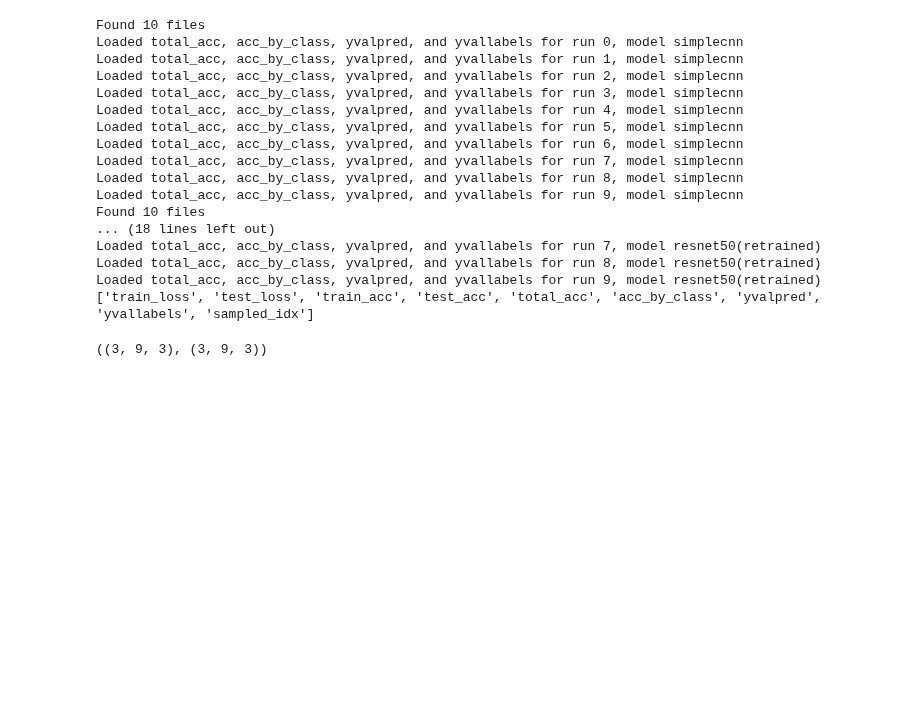
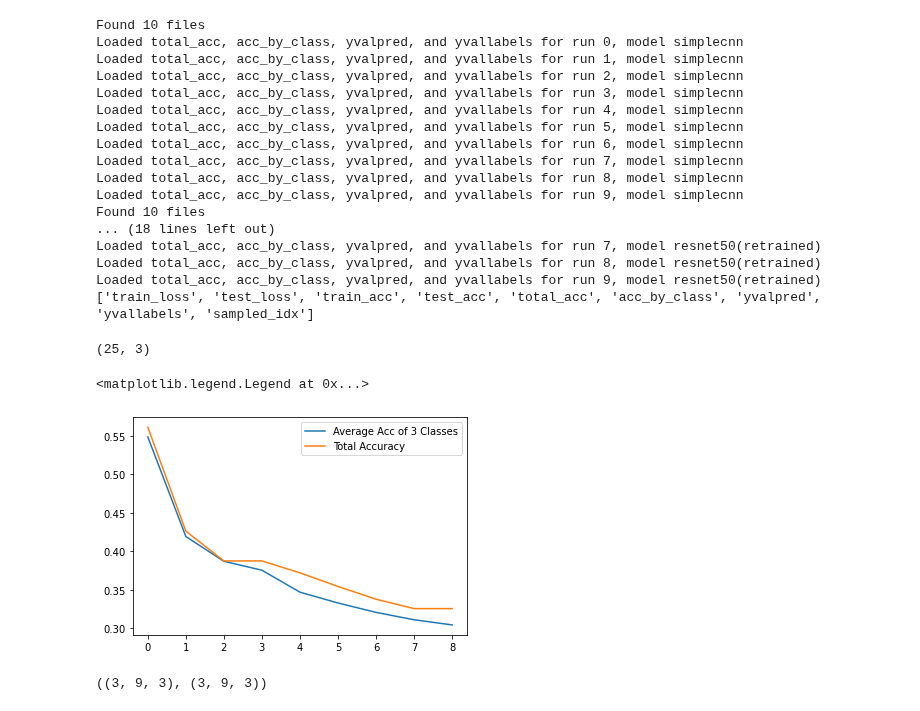
Before and after one commit to glennliu265/predict_amv, a Jupyter notebook: Analysis/viz_Classification_10runresults.ipynb, the cells around one changed output. Cells and saved outputs as stored; diff of their text form; code cells hidden in the pictures; blank space fills up the shorter version.

Commit message:
Updated plotting for classification

```diff
--- a/Analysis/viz_Classification_10runresults.ipynb
+++ b/Analysis/viz_Classification_10runresults.ipynb
@@ -146,6 +146,35 @@ Loaded total_acc, acc_by_class, yvalpred, and yvallabels for run 7, model resnet
 Loaded total_acc, acc_by_class, yvalpred, and yvallabels for run 8, model resnet50(retrained)
 Loaded total_acc, acc_by_class, yvalpred, and yvallabels for run 9, model resnet50(retrained)
 ['train_loss', 'test_loss', 'train_acc', 'test_acc', 'total_acc', 'acc_by_class', 'yvalpred', 'yvallabels', 'sampled_idx']
+# %%
+# Load data from automl results
+autopath = "../automl/"
+fna = 'automl_accuracy_t3600_classification.npy'
+fnr  = 'automl_accuracy_t3600_regression.npy'
+autodat = np.load(autopath+fna)
+autor = np.load(autopath+fnr)
+autodattotal = autodat.mean(1) # Calculte mean of 3 classes for total accuracy
+autodat.shape
+# %% [output]
+(25, 3)
+# %%
+# Load data from persistence baseline
+fnp = "leadtime_testing_ALL_AMVClass3_PersistenceBaseline_1before_nens40_maxlead24_detrend0_noise0_nsample300_ALL.npz"
+
+ldp = np.load(fpath+fnp,allow_pickle=True)#.f#.arr_0
+
+persaccclass = np.array(ldp['arr_0'][None][0]['acc_by_class']) # [Lead x Class]}
+persacctotal = np.array(ldp['arr_0'][None][0]['total_acc'])
+persacc.shape
+
+fig,ax = plt.subplots(1,1)
+ax.plot(persacc.mean(1),label="Average Acc of 3 Classes")
+ax.plot(persacctotal,label="Total Accuracy")
+ax.legend()
+#persacc.mean(1),persacctotal
+# %% [output]
+<matplotlib.legend.Legend at 0x...>
+[figure, added]
 # %%
 # Count Up predictions
 def count_predictions(ypred,ylabs,nclass):
```
Also changed, not shown: parts of 11 cells of this notebook.
